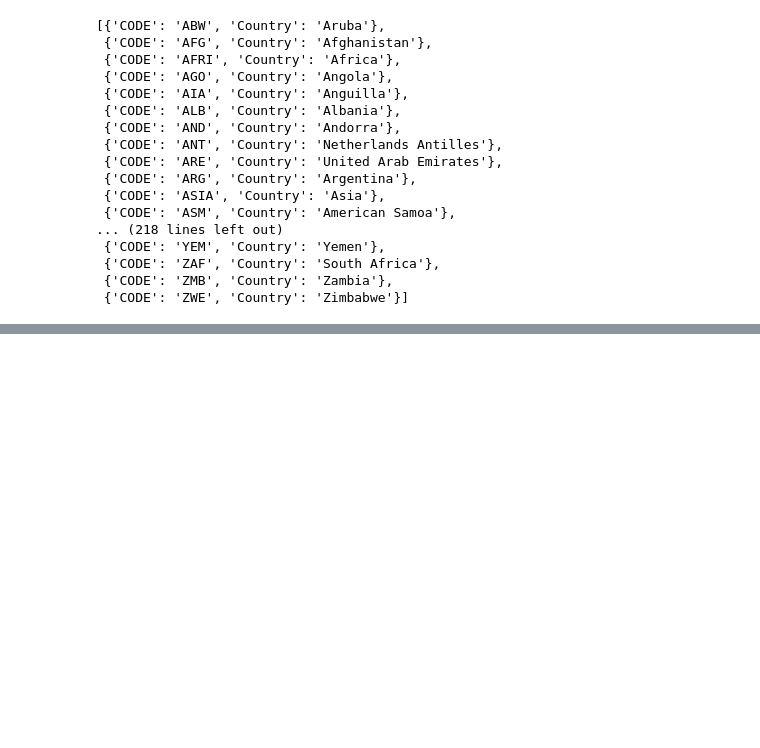
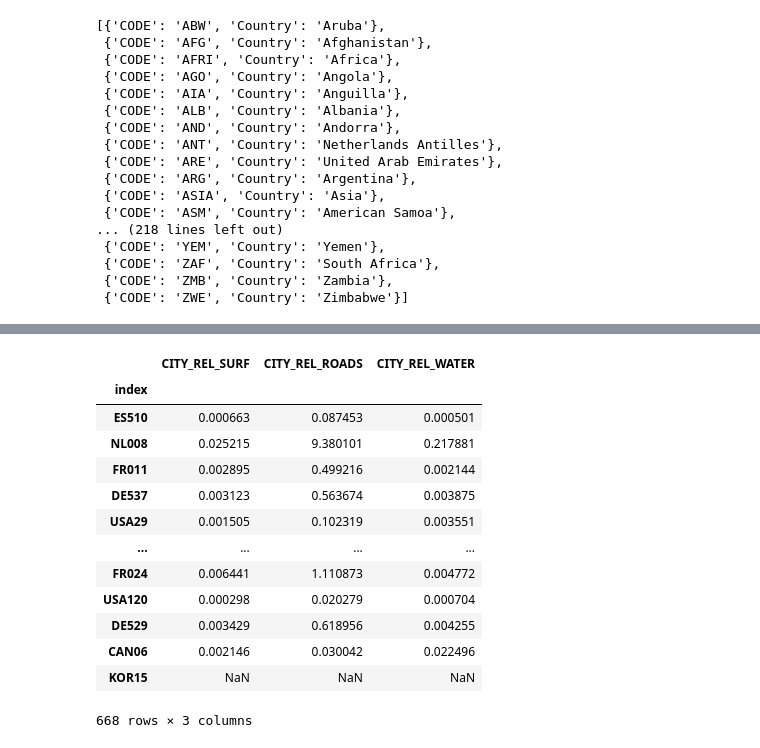
Before and after one commit to TbrBrbs97/mda_heatwaves-cameroon, a Jupyter notebook: DataPrep/QuickDataInspection+Cities2country.ipynb, the cells around one changed output, grey strips where cells are left out. Saved outputs shown, nothing was run; the diff lists cells and outputs as text; code cells hidden in the pictures; blank space fills up the shorter version.

```diff
--- a/DataPrep/QuickDataInspection+Cities2country.ipynb
+++ b/DataPrep/QuickDataInspection+Cities2country.ipynb
@@ -154,0 +193,17 @@ df_country_city_ext
+# %%
+merged_data[['CITY_REL_SURF','CITY_REL_ROADS','CITY_REL_WATER']]
+# %% [output]
+|  | CITY_REL_SURF | CITY_REL_ROADS | CITY_REL_WATER |
+| index |  |  |  |
+| ES510 | 0.000663 | 0.087453 | 0.000501 |
+| NL008 | 0.025215 | 9.380101 | 0.217881 |
+| FR011 | 0.002895 | 0.499216 | 0.002144 |
+| DE537 | 0.003123 | 0.563674 | 0.003875 |
+| USA29 | 0.001505 | 0.102319 | 0.003551 |
+| ... | ... | ... | ... |
+| FR024 | 0.006441 | 1.110873 | 0.004772 |
+| USA120 | 0.000298 | 0.020279 | 0.000704 |
+| DE529 | 0.003429 | 0.618956 | 0.004255 |
+| CAN06 | 0.002146 | 0.030042 | 0.022496 |
+| KOR15 | NaN | NaN | NaN |
+668 rows × 3 columns
```
Also changed, not shown: parts of 6 cells of this notebook.
